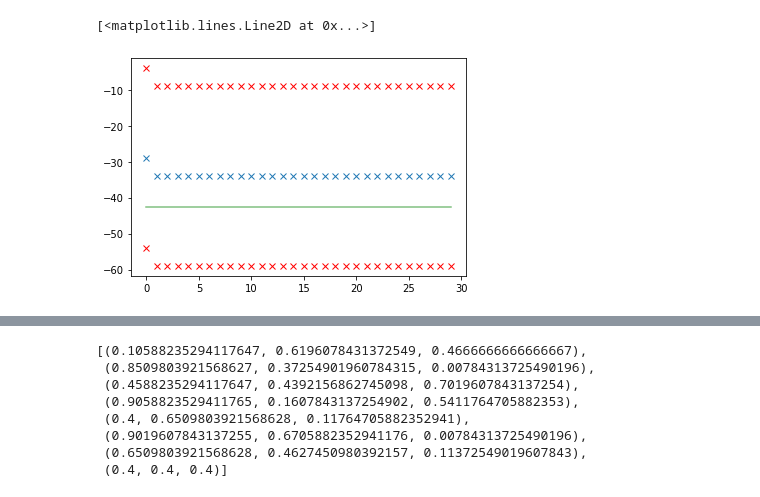
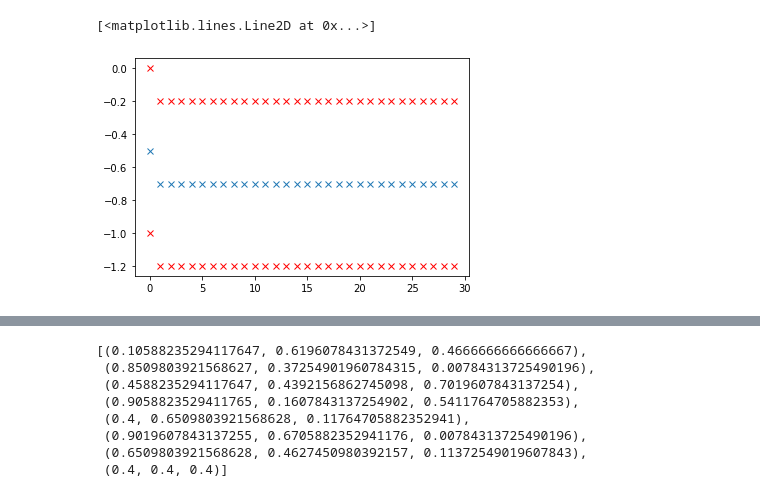
Before and after one commit to H2DI/bandits_lab, a Jupyter notebook: notebooks/range_adaptation.ipynb, the cells around one changed output, grey strips where cells are left out. Drawn from its saved outputs; the diff is of its cells as text; code cells hidden in the pictures.

```diff
--- a/notebooks/range_adaptation.ipynb
+++ b/notebooks/range_adaptation.ipynb
@@ -18,20 +18,21 @@ import cvxpy as cp
 # %%
 K = 30
 T = 10000
 np.random.seed(0)
 
 
-ds = 0.2*np.ones(K)
-ds[0] = 0.1
-M = 1
-scale = 50
-mus = M - scale*(1/2 + ds)
-band = UnifDBand(K, mus, M, scale)
+lows = - np.ones(K) - 0.2
+ups = np.zeros(K) - 0.2
+lows[0] = - 1
+ups[0] = - 0
+M = 0
+
+band = UnifDBand(K, lows, ups)
 
 plt.plot(band.mus, 'x')
-plt.plot(np.arange(K), band.mus[0] - 5*scale*np.sqrt(K/T)*np.ones(K), 'g', alpha=0.5)
-plt.plot(band.mus + scale / 2, 'rx')
-plt.plot(band.mus - scale / 2, 'rx')
+#plt.plot(np.arange(K), band.mus[0] - 5*scale*np.sqrt(K/T)*np.ones(K), 'g', alpha=0.5)
+plt.plot(np.array(band.mus) + 1 / 2, 'rx')
+plt.plot(np.array(band.mus) - 1 / 2, 'rx')
 # %% [output]
 [<matplotlib.lines.Line2D at 0x...>]
-[figure, old version]
+[figure, new version]
```
Also changed, not shown: parts of 6 cells of this notebook, 17 other files.
